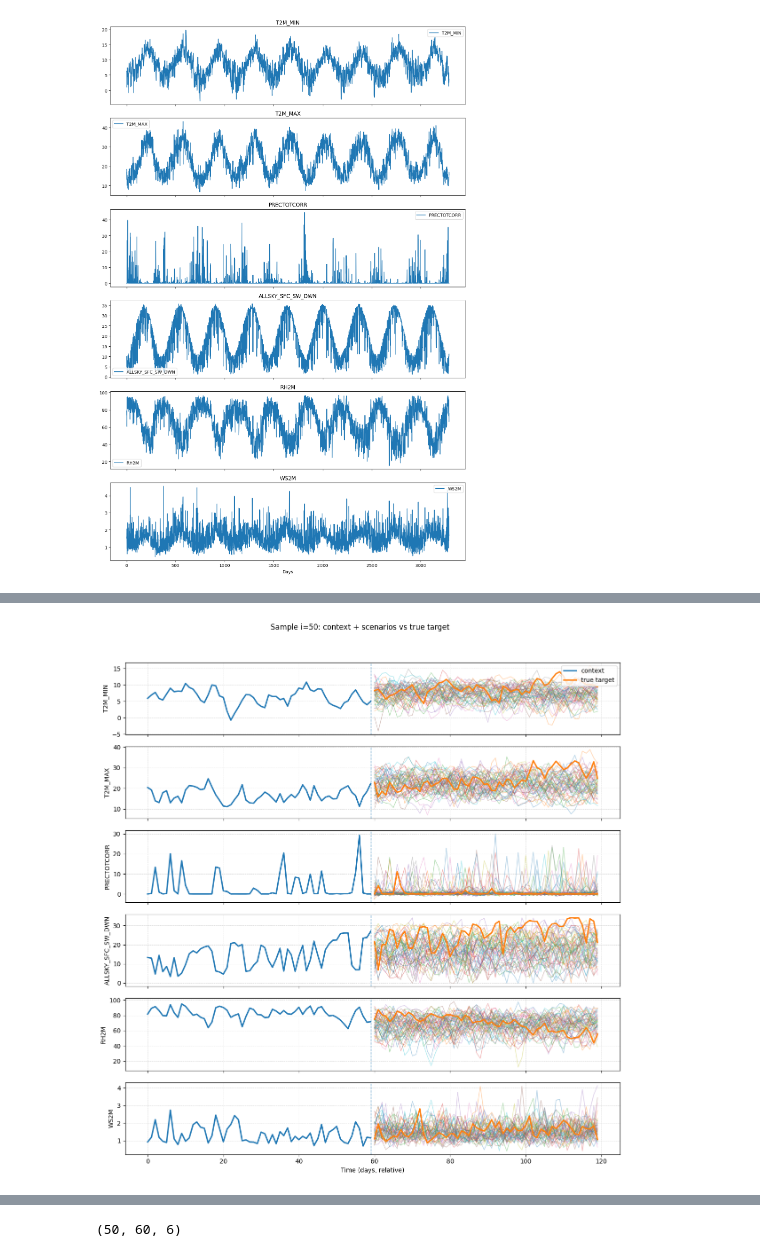
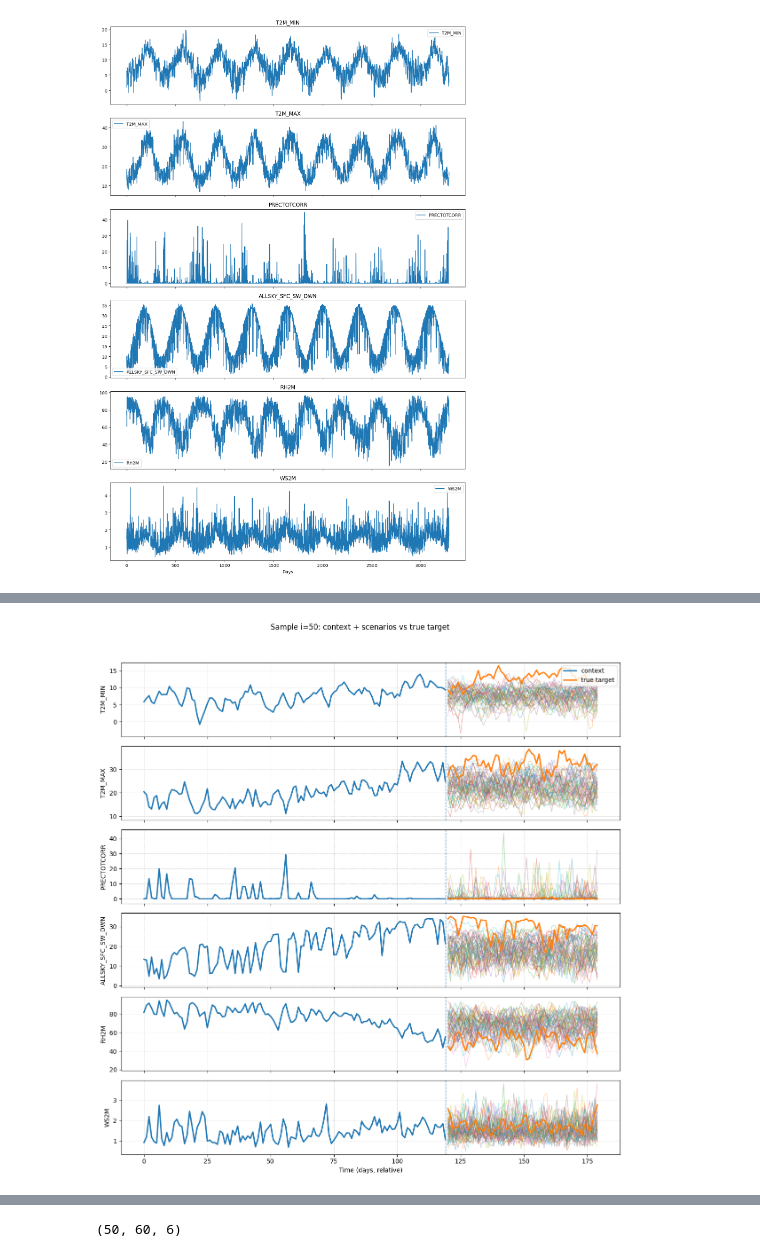
Before and after one commit to frperezgalarce/olive-oil-tactical-planning, a Jupyter notebook: src/genai/ScenarioGeneration.ipynb, the cells around one changed output, grey strips where cells are left out. Drawn from its saved outputs; the diff is of its cells as text; code cells hidden in the pictures.

```diff
--- a/src/genai/ScenarioGeneration.ipynb
+++ b/src/genai/ScenarioGeneration.ipynb
@@ -39,5 +56,5 @@ plot_complete_data(X, columns)
 # %%
-CTX = 60
+CTX = 120
 HORIZON = 60
 dataset = WeatherPairs(X, ctx=CTX, horizon=HORIZON, stride=1)
 train_ds, val_ds, test_ds = split_windows_train_val_test(dataset, test_frac=0.1, val_frac=0.1, train_frac=0.8)
@@ -128,21 +149,22 @@ days = np.arange(HORIZON)
 # %%
 # Get one validation sample
 ctx_raw, tgt_raw = val_ds[0]
+pd.DataFrame(ctx_raw).to_csv('fixed_window.csv')
 ctx_raw = ctx_raw.unsqueeze(0)  # (1,CTX,VARS)
 
 # Generate scenarios: (n_scenarios, HORIZON, VARS)
 scens = p_sample_loop(ctx_raw, model, device, sched, HORIZON, VARS,
                       mean_t, std_t, n_scenarios=50).detach().cpu().numpy()
 
 plot_ctx_and_scenarios_panel(
     dataset,
     50,
     scens,
     feature_names=feature_names,
     max_scen_to_plot=100
 )
 # %% [output]
-[figure, old version]
+[figure, new version]
 # %%
 np.save("scenarios.npy", scens)
 # %%
```
Also changed, not shown: parts of 21 cells of this notebook, 12 other files.
